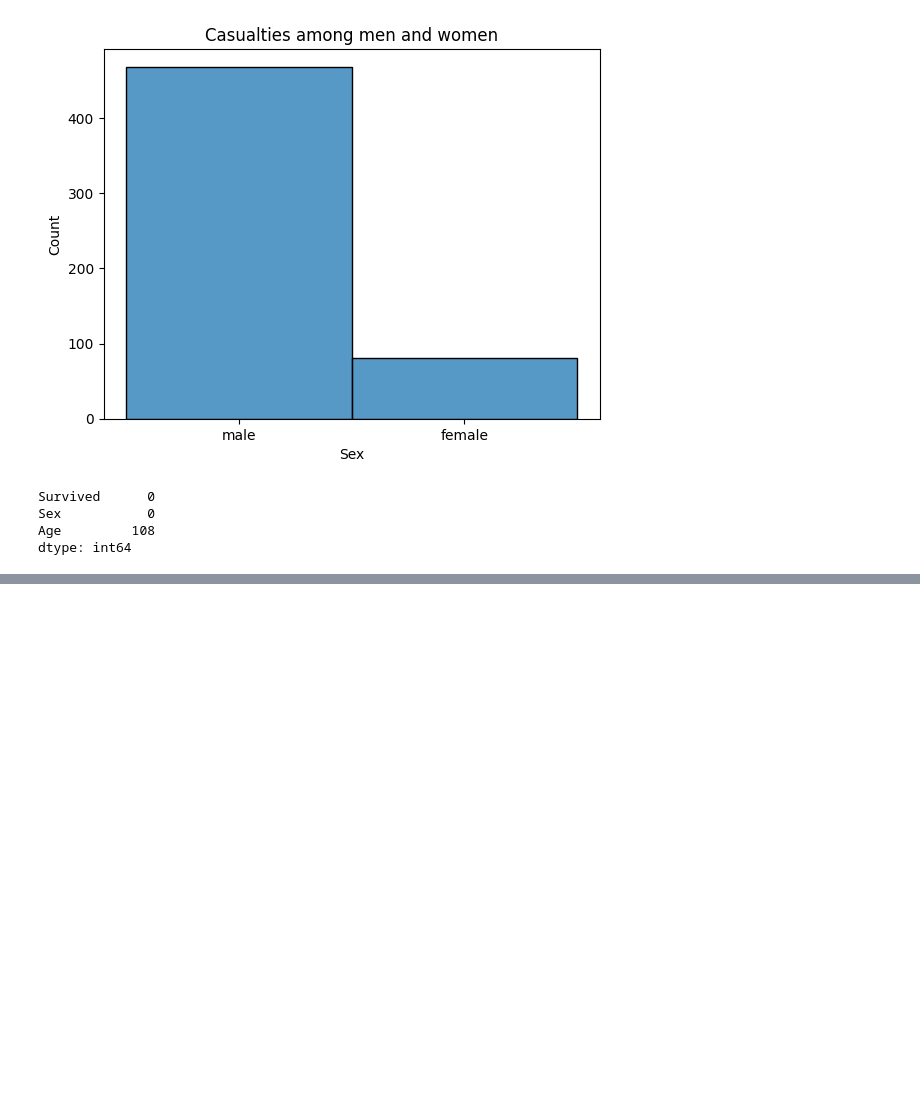
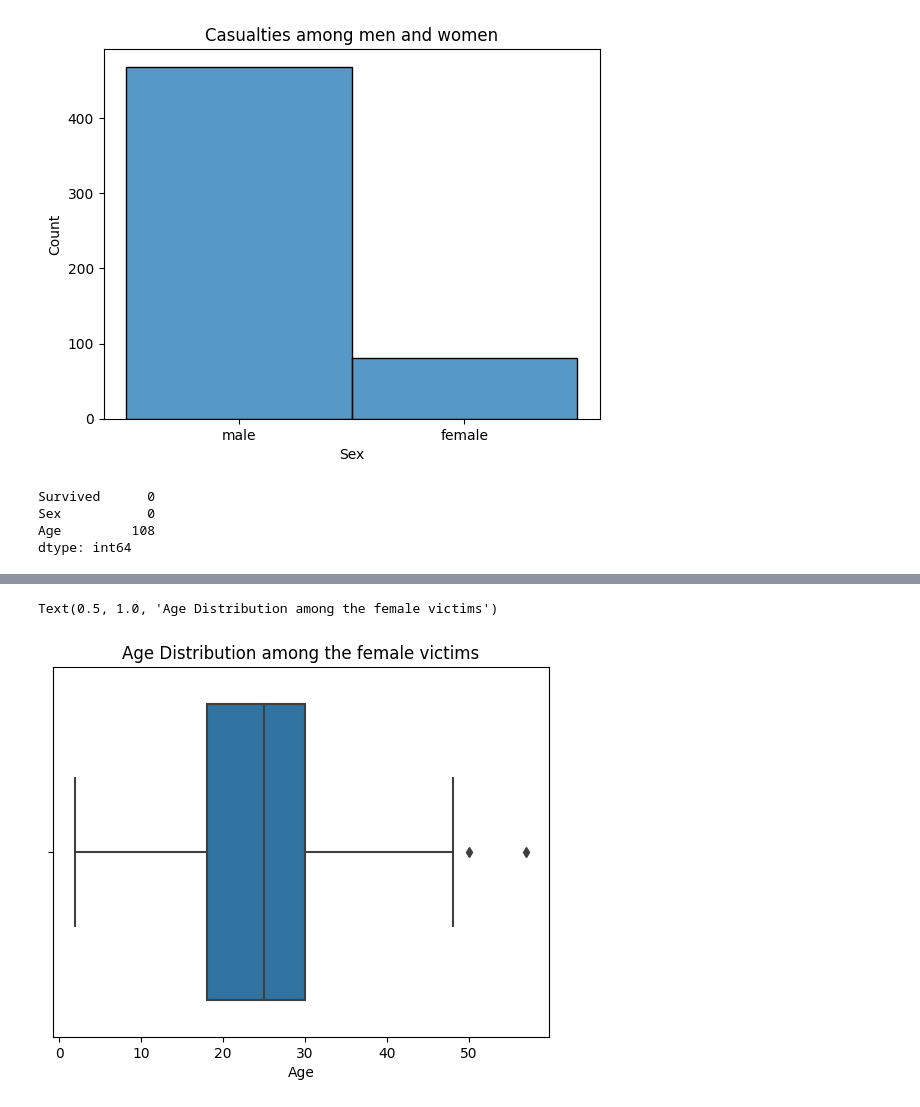
Before and after one commit to puvanans/titanicDataset, a Jupyter notebook: Casualties.ipynb, the cells around one changed output, grey strips where cells are left out. Cells and saved outputs as stored; diff of their text form; code cells hidden in the pictures; blank space fills up the shorter version.

```diff
--- a/Casualties.ipynb
+++ b/Casualties.ipynb
@@ -149,0 +239,3 @@ Name: Age, dtype: float64
+# %%
+femaleCasualties_Age_Cleaned = femaleCasualties.fillna(femaleCasualties['Age'].mean())
+femaleCasualties_Age_Cleaned.head()
@@ -149,0 +249,8 @@ Name: Age, dtype: float64
+# %%
+# sns.histplot(data = femaleCasualties_Age_Cleaned['Age'], bins =20, stat = 'count')
+# sns.displot(femaleCasualties_Age_Cleaned['Age'], kind ='kde')
+sns.boxplot(x=femaleCasualties_Age_Cleaned['Age'])
+plt.title('Age Distribution among the female victims')
+# %% [output]
+Text(0.5, 1.0, 'Age Distribution among the female victims')
+[figure, added]
```
Also changed, not shown: parts of 19 cells of this notebook.
